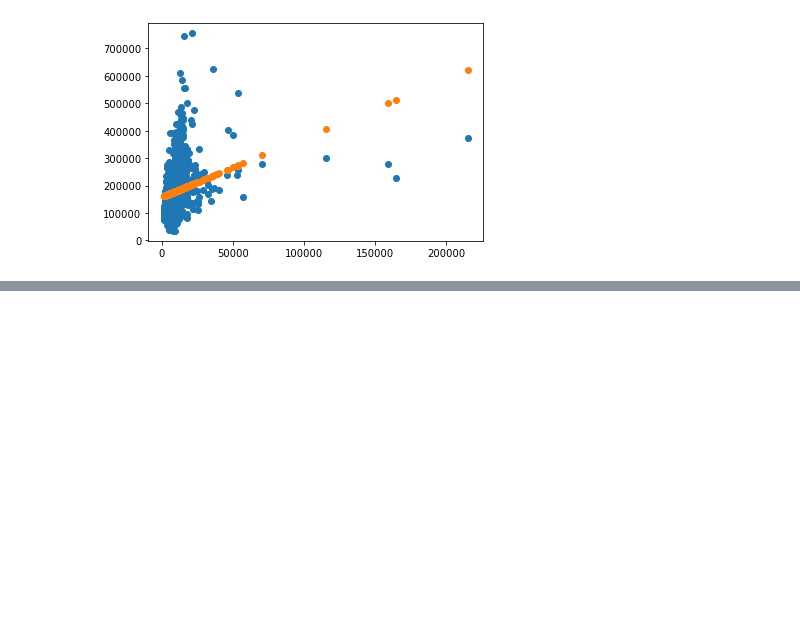
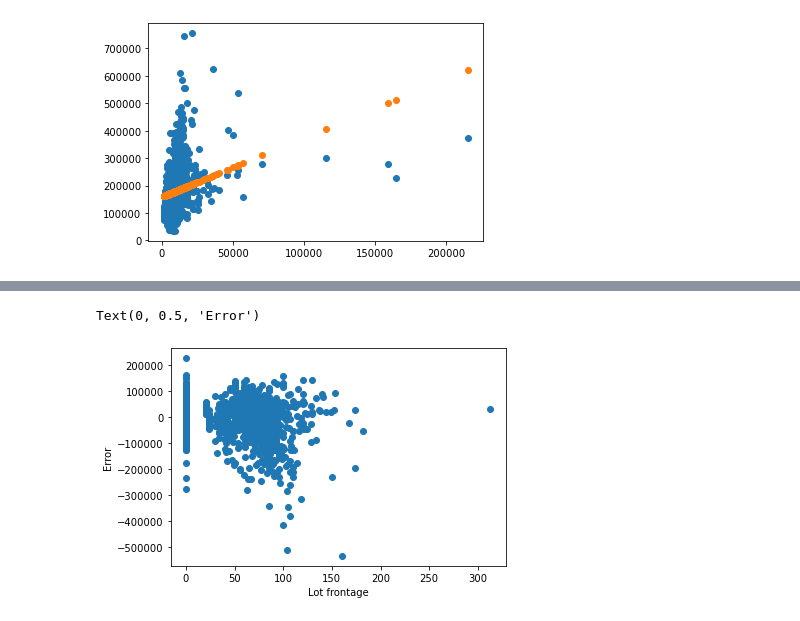
Before and after one commit to tiffanykho/Springboard, a Jupyter notebook: CapstoneTwo/notebooks/modeling.ipynb, the cells around one changed output, grey strips where cells are left out. Cells and saved outputs as stored; diff of their text form; code cells hidden in the pictures; blank space fills up the shorter version.

```diff
--- a/CapstoneTwo/notebooks/modeling.ipynb
+++ b/CapstoneTwo/notebooks/modeling.ipynb
@@ -200,3 +172,0 @@ df
-# %%
-featurenames = ['LotArea_squared']
-df[featurename] = df['LotArea_squared']
@@ -212,0 +173,3 @@ RMSE
+# %%
+featurename = 'LotArea_squared'
+df[featurename] = df['LotArea_squared']
@@ -217,5 +199,5 @@ plt.ylabel('Error')
 # %%
-featurename = 'LotArea_gt_50000'
+featurename = 'LotArea_lt_50000'
 df[featurename] = df['LotArea'] < 50000
 # %%
 featurenames += [featurename]
@@ -233,0 +224,3 @@ df.plot(kind='scatter', x='LotArea', y='SalePrice')
+# %%
+featurename = 'LotFrontage'
+df[featurename] = df['LotFrontage']
@@ -233,0 +244,7 @@ df.plot(kind='scatter', x='LotArea', y='SalePrice')
+# %%
+plt.scatter(df['LotFrontage'], e) #residual
+plt.xlabel('Lot frontage')
+plt.ylabel('Error')
+# %% [output]
+Text(0, 0.5, 'Error')
+[figure, added]
```
Also changed, not shown: parts of 27 cells of this notebook.
